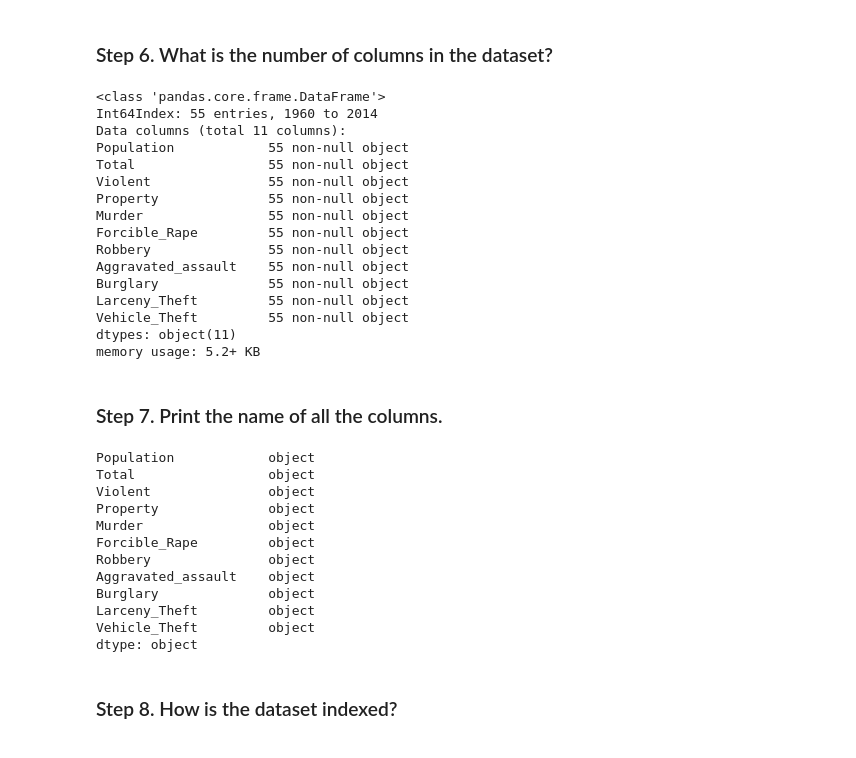
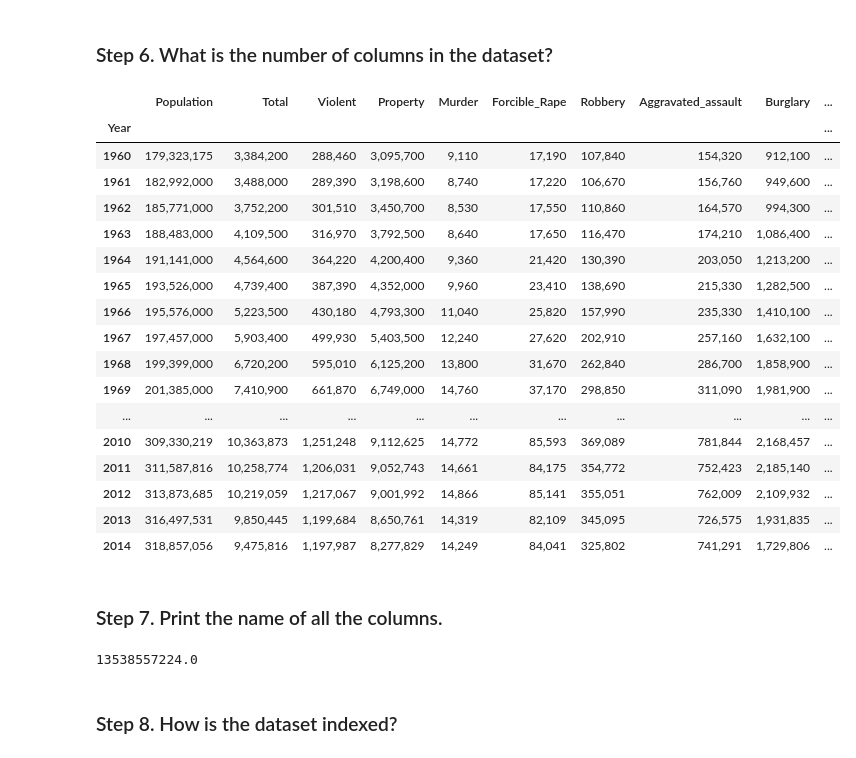
Before and after one commit to guipsamora/pandas_exercises, a Jupyter notebook: Apply/US_Crime_Rates/Exercises.ipynb, the cells around one changed output. Cells and saved outputs as stored; diff of their text form; code cells hidden in the pictures.

Commit message:
Test US crime

```diff
--- a/Apply/US_Crime_Rates/Exercises.ipynb
+++ b/Apply/US_Crime_Rates/Exercises.ipynb
@@ -63,58 +63,34 @@ memory usage: 5.2+ KB
 # %% [markdown]
 ### Step 6. What is the number of columns in the dataset?
-# %%
-# # numbers_columns = crime.loc[: , "Population":"Vehicle_Theft"]
-# # numbers_columns.head()
-
-# s = crime.ix[:,0]
-
-# # s.convert_objects(convert_numeric = True)
-# pd.to_numeric(s)
-
-# pd.to_numeric(s, errors='ignore')
-# pd.to_numeric(s, errors='coerce')
-
-# crime.convert_objects(convert_numeric=True)
-
-# df.column_name = df.column_name.astype(float)
-
-crime.Population = crime.Population.astype(str)
-crime.info()
-# crime.Population.dtypes
-# %% [output]
-<class 'pandas.core.frame.DataFrame'>
-Int64Index: 55 entries, 1960 to 2014
-Data columns (total 11 columns):
-Population            55 non-null object
-Total                 55 non-null object
-Violent               55 non-null object
-Property              55 non-null object
-Murder                55 non-null object
-Forcible_Rape         55 non-null object
-Robbery               55 non-null object
-Aggravated_assault    55 non-null object
-Burglary              55 non-null object
-Larceny_Theft         55 non-null object
-Vehicle_Theft         55 non-null object
-dtypes: object(11)
-memory usage: 5.2+ KB
+# %%
+
+
+crime.applymap(lambda x: "{:,}".format(x).rstrip('0').rstrip('.'))
+# %% [output]
+|  | Population | Total | Violent | Property | Murder | Forcible_Rape | Robbery | Aggravated_assault | Burglary | ... |
+| Year |  |  |  |  |  |  |  |  |  | ... |
+| 1960 | 179,323,175 | 3,384,200 | 288,460 | 3,095,700 | 9,110 | 17,190 | 107,840 | 154,320 | 912,100 | ... |
+| 1961 | 182,992,000 | 3,488,000 | 289,390 | 3,198,600 | 8,740 | 17,220 | 106,670 | 156,760 | 949,600 | ... |
+| 1962 | 185,771,000 | 3,752,200 | 301,510 | 3,450,700 | 8,530 | 17,550 | 110,860 | 164,570 | 994,300 | ... |
+| 1963 | 188,483,000 | 4,109,500 | 316,970 | 3,792,500 | 8,640 | 17,650 | 116,470 | 174,210 | 1,086,400 | ... |
+| 1964 | 191,141,000 | 4,564,600 | 364,220 | 4,200,400 | 9,360 | 21,420 | 130,390 | 203,050 | 1,213,200 | ... |
+| 1965 | 193,526,000 | 4,739,400 | 387,390 | 4,352,000 | 9,960 | 23,410 | 138,690 | 215,330 | 1,282,500 | ... |
+| 1966 | 195,576,000 | 5,223,500 | 430,180 | 4,793,300 | 11,040 | 25,820 | 157,990 | 235,330 | 1,410,100 | ... |
+| 1967 | 197,457,000 | 5,903,400 | 499,930 | 5,403,500 | 12,240 | 27,620 | 202,910 | 257,160 | 1,632,100 | ... |
+| 1968 | 199,399,000 | 6,720,200 | 595,010 | 6,125,200 | 13,800 | 31,670 | 262,840 | 286,700 | 1,858,900 | ... |
+| 1969 | 201,385,000 | 7,410,900 | 661,870 | 6,749,000 | 14,760 | 37,170 | 298,850 | 311,090 | 1,981,900 | ... |
+| ... | ... | ... | ... | ... | ... | ... | ... | ... | ... | ... |
+| 2010 | 309,330,219 | 10,363,873 | 1,251,248 | 9,112,625 | 14,772 | 85,593 | 369,089 | 781,844 | 2,168,457 | ... |
+| 2011 | 311,587,816 | 10,258,774 | 1,206,031 | 9,052,743 | 14,661 | 84,175 | 354,772 | 752,423 | 2,185,140 | ... |
+| 2012 | 313,873,685 | 10,219,059 | 1,217,067 | 9,001,992 | 14,866 | 85,141 | 355,051 | 762,009 | 2,109,932 | ... |
+| 2013 | 316,497,531 | 9,850,445 | 1,199,684 | 8,650,761 | 14,319 | 82,109 | 345,095 | 726,575 | 1,931,835 | ... |
+| 2014 | 318,857,056 | 9,475,816 | 1,197,987 | 8,277,829 | 14,249 | 84,041 | 325,802 | 741,291 | 1,729,806 | ... |
 # %% [markdown]
 ### Step 7. Print the name of all the columns.
-# %%
-crime.dtypes
-# %% [output]
-Population            object
-Total                 object
-Violent               object
-Property              object
-Murder                object
-Forcible_Rape         object
-Robbery               object
-Aggravated_assault    object
-Burglary              object
-Larceny_Theft         object
-Vehicle_Theft         object
-dtype: object
+# %%
+crime.Population.sum()
+# %% [output]
+13538557224.0
 # %% [markdown]
 ### Step 8. How is the dataset indexed?
 # %% [markdown]
```
Also changed, not shown: parts of 3 cells of this notebook, 1 other file.
